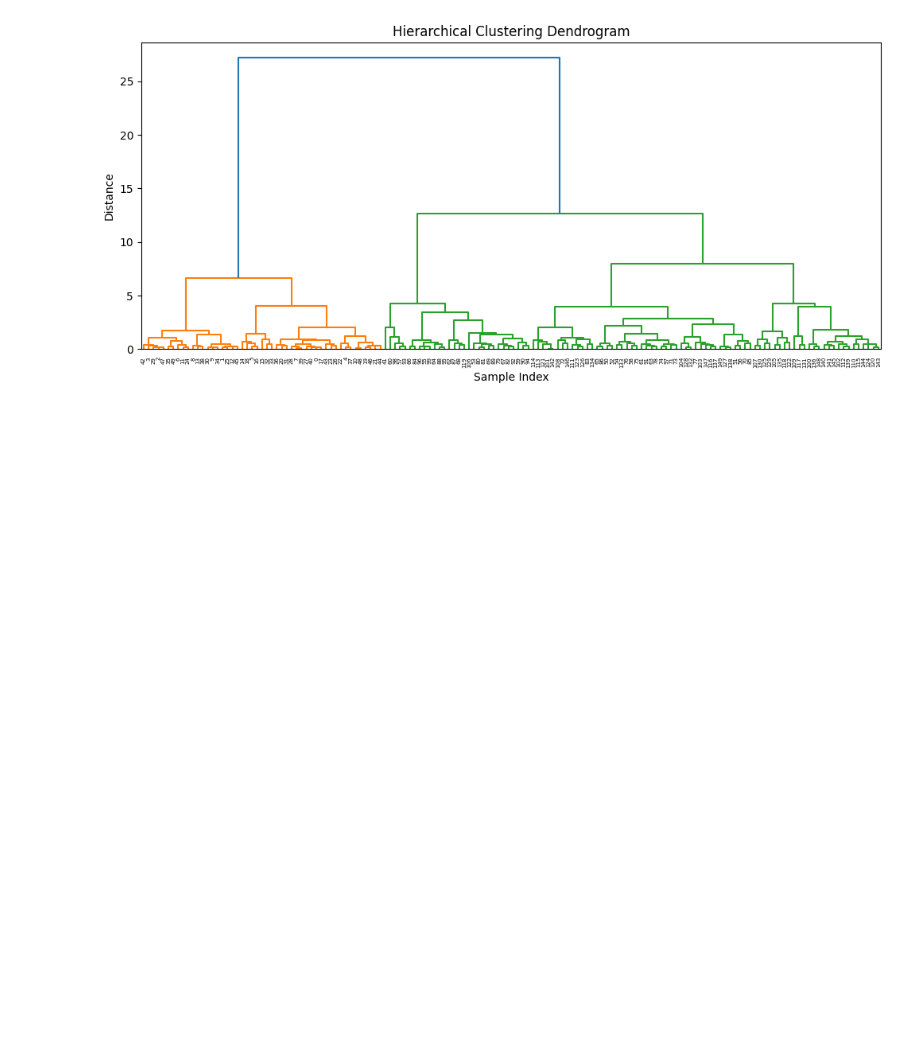
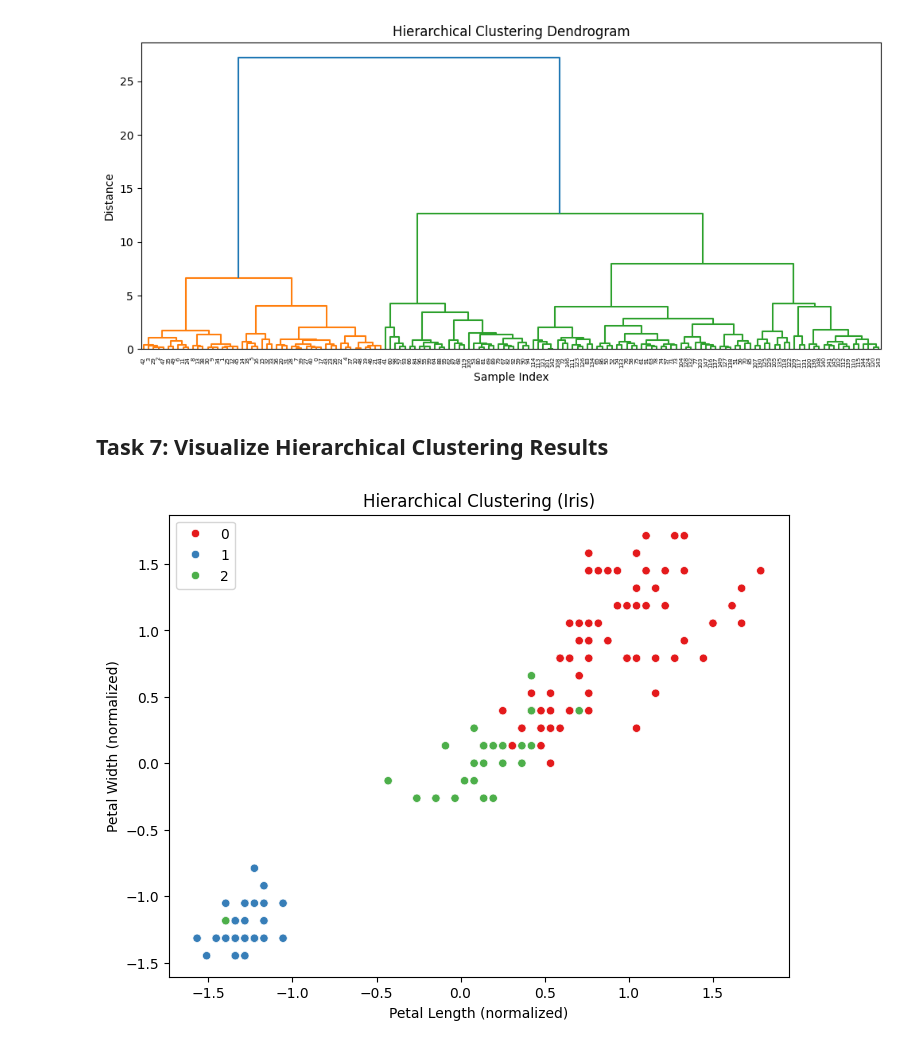
Before and after one commit to Vishwaschandrasekara5/Smart-Gardening-System, a Jupyter notebook: code .ipynb, the cells around one changed output. Cells and saved outputs as stored; diff of their text form; code cells hidden in the pictures; blank space fills up the shorter version.

Commit message:
Visualize Hierarchical Clustering Results

```diff
--- a/code .ipynb
+++ b/code .ipynb
@@ -58,3 +58,15 @@ plt.ylabel("Distance")
 plt.show()
 # %% [output]
 [figure]
+# %% [markdown]
+## Task 7: Visualize Hierarchical Clustering Results
+# %%
+plt.figure(figsize=(8,6))
+sns.scatterplot(x=X_scaled[:, 2], y=X_scaled[:, 3],
+hue=labels_hier, palette='Set1')
+plt.xlabel("Petal Length (normalized)")
+plt.ylabel("Petal Width (normalized)")
+plt.title("Hierarchical Clustering (Iris)")
+plt.show()
+# %% [output]
+[figure, added]
```
